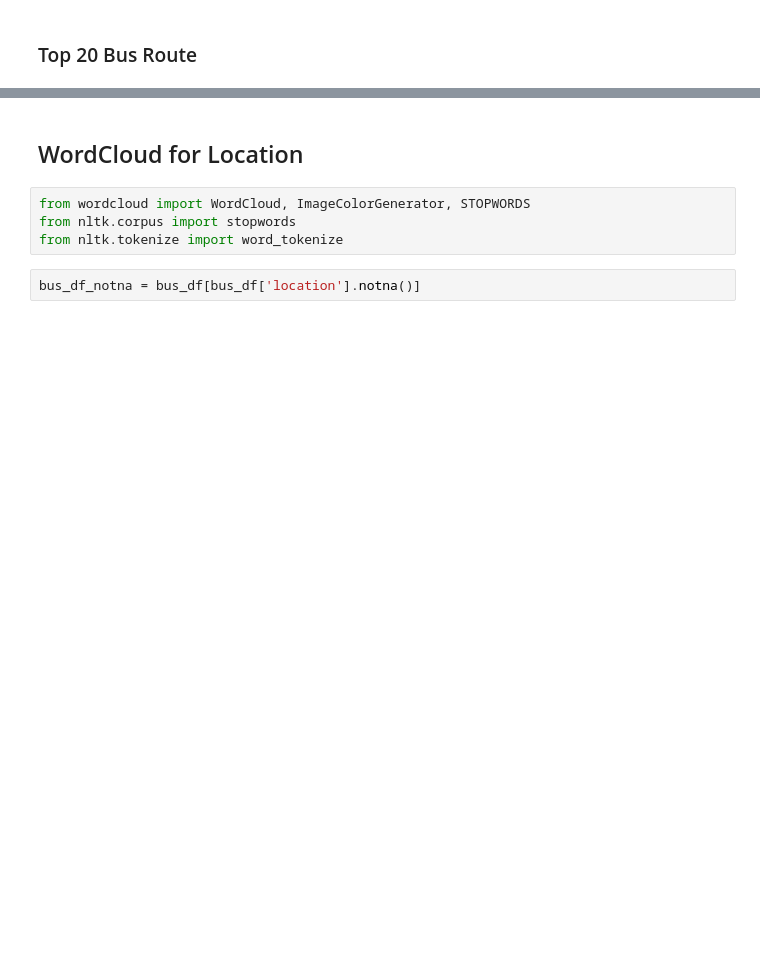
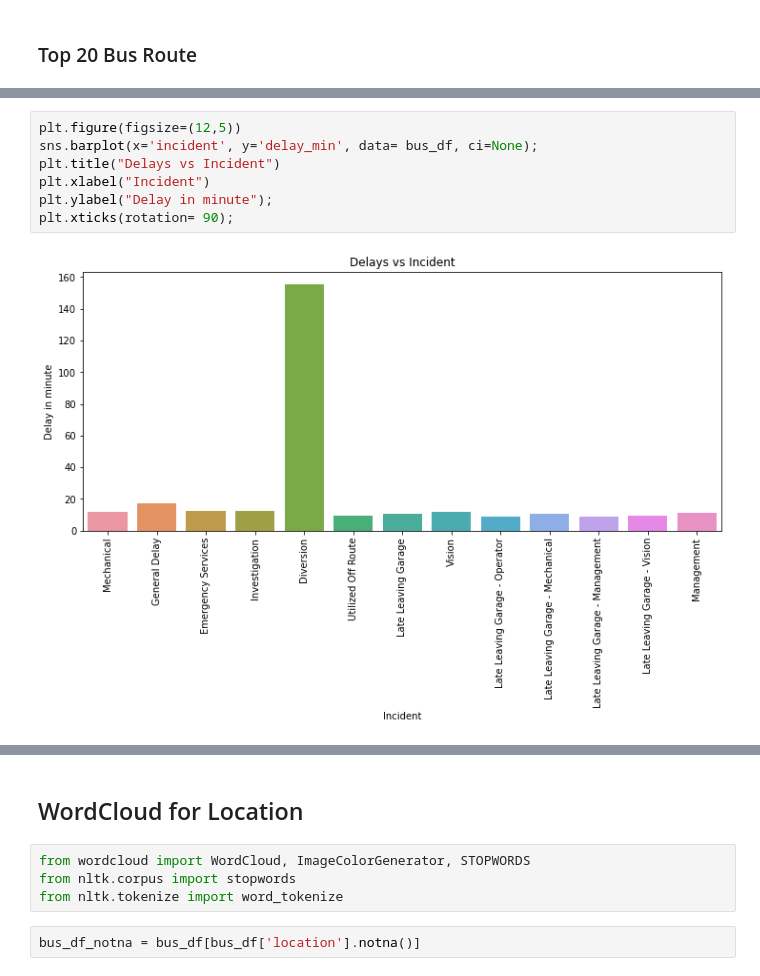
Before and after one commit to JasonYao3/TTC_transit_delay_proj, a Jupyter notebook: 3.Bus EDA.ipynb, the cells around one changed output, grey strips where cells are left out. Cells and saved outputs as stored; diff of their text form; blank space fills up the shorter version.

```diff
--- a/3.Bus EDA.ipynb
+++ b/3.Bus EDA.ipynb
@@ -316,0 +327,9 @@ plt.title("Bus Route Number");
+# %%
+plt.figure(figsize=(12,5))
+sns.barplot(x='incident', y='delay_min', data= bus_df, ci=None);
+plt.title("Delays vs Incident")
+plt.xlabel("Incident")
+plt.ylabel("Delay in minute");
+plt.xticks(rotation= 90);
+# %% [output]
+[figure, added]
```
Also changed, not shown: parts of 16 cells of this notebook, 2 other files.
